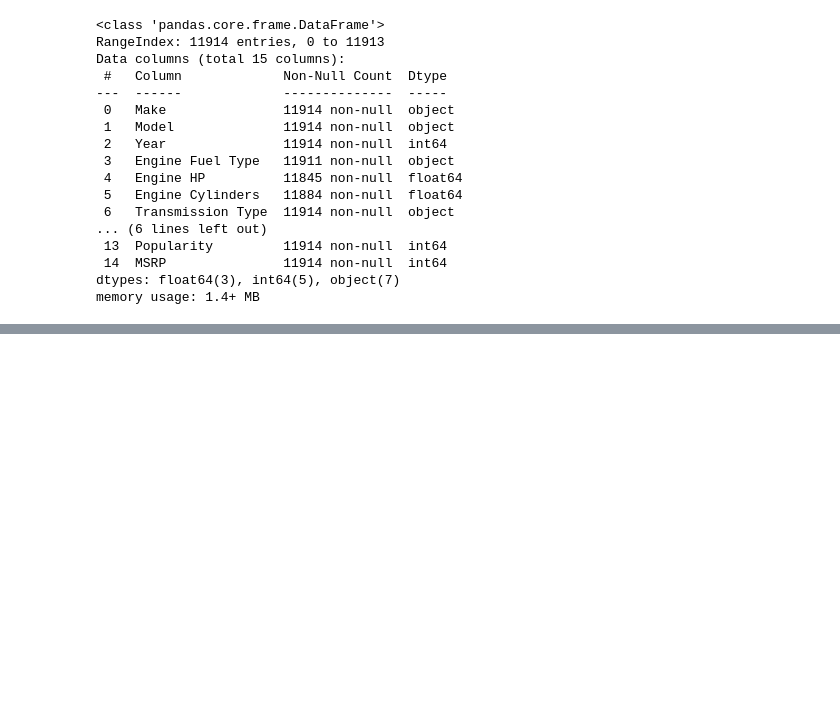
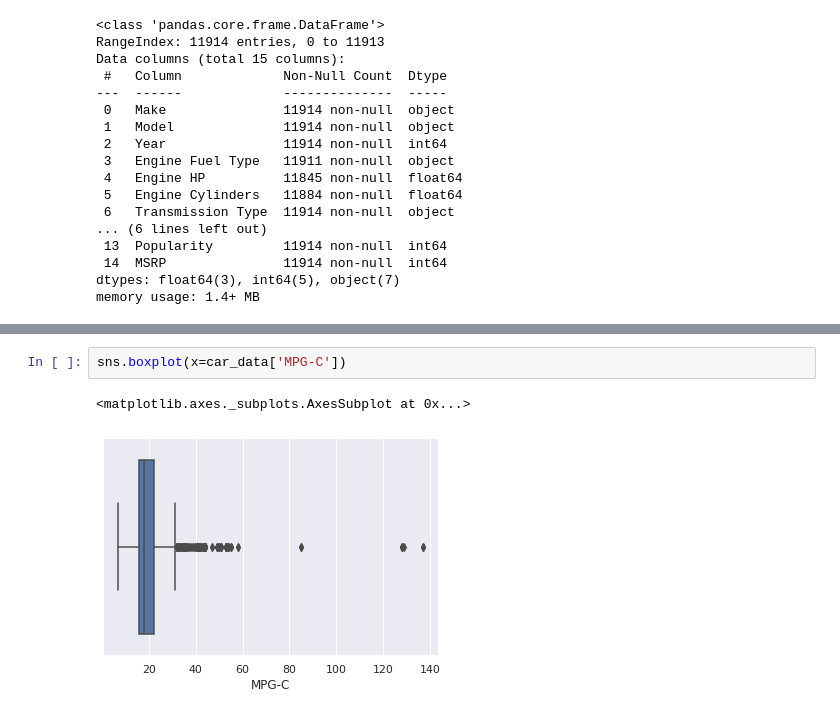
Before and after one commit to Archana9991/Exploratory-Data-Analysis-of-Car-Features, a Jupyter notebook: project.ipynb, the cells around one changed output, grey strips where cells are left out. Drawn from its saved outputs; the diff is of its cells as text; blank space fills up the shorter version.

```diff
--- a/project.ipynb
+++ b/project.ipynb
@@ -70,0 +225,5 @@ car_data["Engine Fuel Type"].fillna(value='unknown',implace=True)
+# %%
+sns.boxplot(x=car_data['MPG-C'])
+# %% [output]
+<matplotlib.axes._subplots.AxesSubplot at 0x...>
+[figure, added]
```
Also changed, not shown: parts of 32 cells of this notebook.
